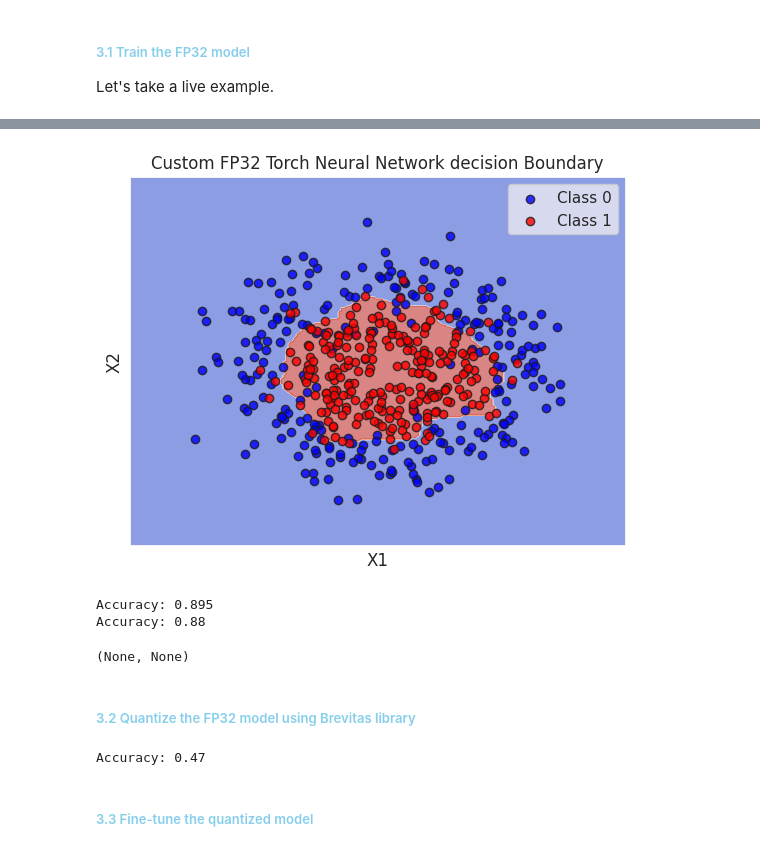
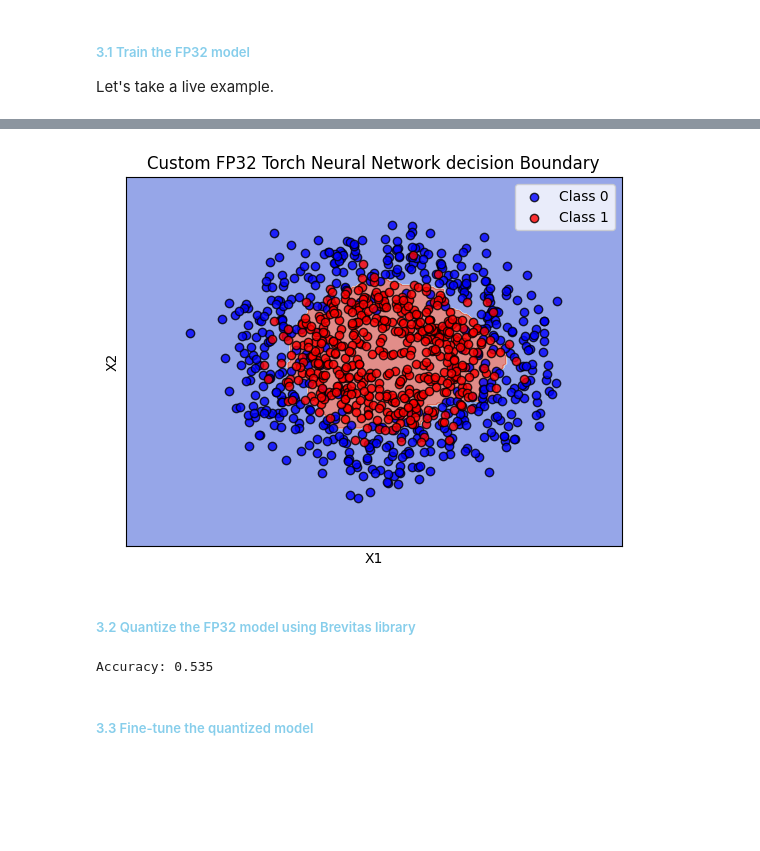
Before and after one commit to qqaatw/concrete-ml, a Jupyter notebook: docs/advanced_examples/ppml_school_demo.ipynb, the cells around one changed output, grey strips where cells are left out. Saved outputs shown, nothing was run; the diff lists cells and outputs as text; code cells hidden in the pictures; blank space fills up the shorter version.

```diff
--- a/docs/advanced_examples/ppml_school_demo.ipynb
+++ b/docs/advanced_examples/ppml_school_demo.ipynb
@@ -403,15 +408,13 @@ Let's take a live example.
 # Initialize the FP32 neural network
 fp32_nn = CustomNeuralNet(**neural_network_param)
 
-do_training = False
+do_training = True
 
 if do_training:
     train(fp32_nn, X_train, X_test, y_train, y_test, seed=42, step=100, epochs=1000, verbose=True)
-else:
-    fp32_nn.load_state_dict(torch.load("custom_fp32_state_dict.pt"))
+
+fp32_nn.load_state_dict(torch.load("custom_fp32_state_dict.pt"))
 
 # Plot the decision boundary
 plot_decision_boundary(fp32_nn, circle_dataset, "Custom FP32 Torch Neural Network")
-
-torch_evaluation(fp32_nn, X_train, y_train, device), torch_evaluation(fp32_nn, X_test, y_test, device)
 # %% [output]
@@ -418,7 +433,4 @@ torch_evaluation(fp32_nn, X_train, y_train, device), torch_evaluation(fp32_nn, X
-[figure, old version]
+[figure, new version]
-Accuracy: 0.895
-Accuracy: 0.88
-(None, None)
 # %% [markdown]
 ##### <span style="color:skyblue">3.2 Quantize the FP32 model using Brevitas library</span>
 # %%
@@ -431,7 +443,7 @@ quantized_nn = mapping_keys(checkpoint, quantized_nn, device)
 # The accuracy drops
 torch_evaluation(quantized_nn, X_test, y_test, device)
 # %% [output]
-Accuracy: 0.47
+Accuracy: 0.535
 # %% [markdown]
 ##### <span style="color:skyblue">3.3 Fine-tune the quantized model</span>
 # %%
```
Also changed, not shown: parts of 24 cells of this notebook, 1 other file.
